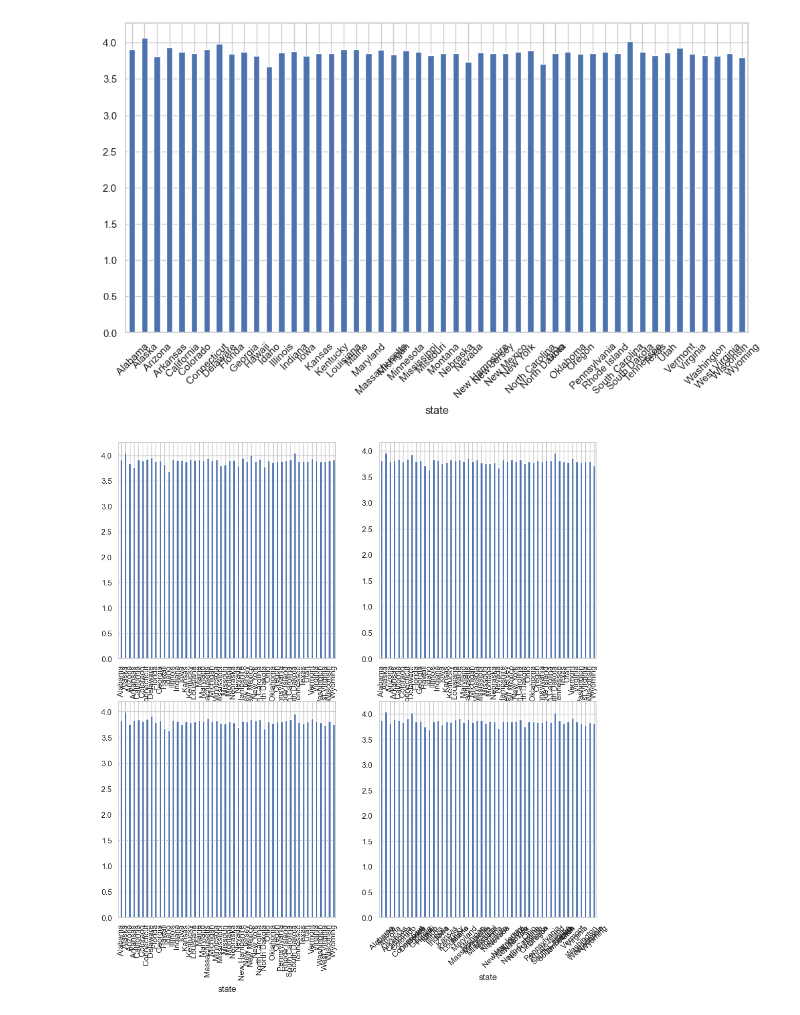
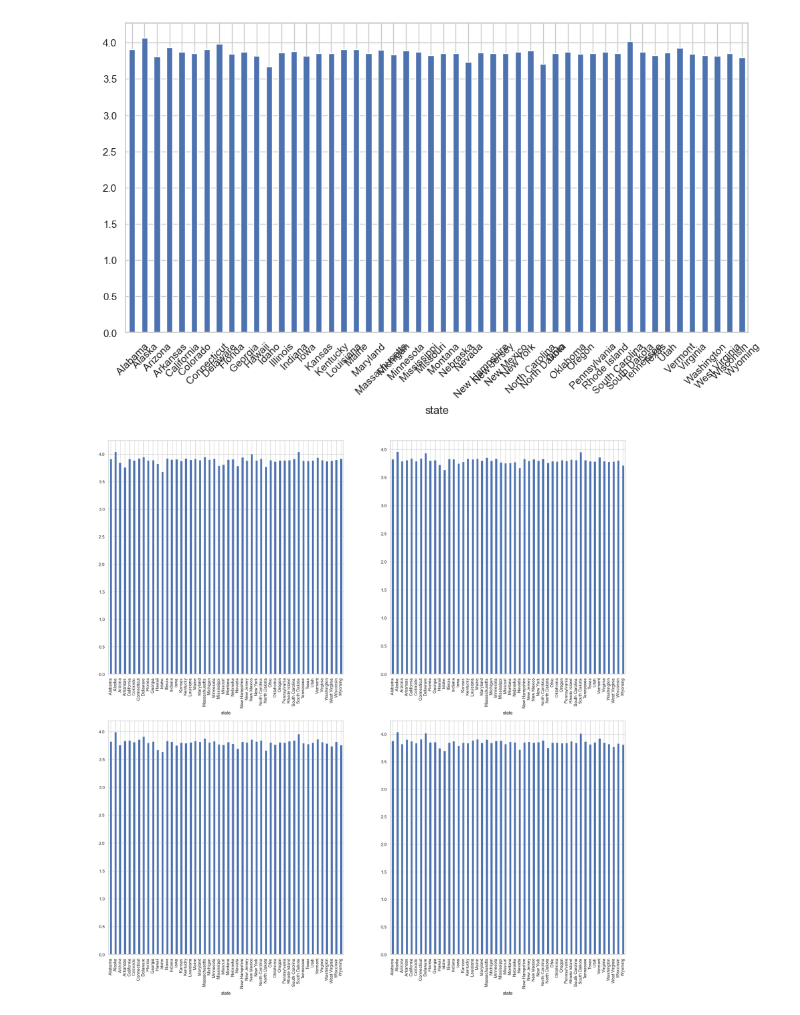
Before and after one commit to epfl-ada/ada-2024-project-databrewers, a Jupyter notebook: cleo.ipynb, the cells around one changed output. Saved outputs shown, nothing was run; the diff lists cells and outputs as text; code cells hidden in the pictures.

```diff
--- a/cleo.ipynb
+++ b/cleo.ipynb
@@ -173,23 +173,22 @@ plt.show()
 # %%
 # We now prompt the mean ratings for each of appearance, aroma, palate and taste by state
 # Convert 'appearance', 'aroma', 'palate', 'taste' to numeric, setting invalid parsing to NaN
 reviews_usa['appearance'] = pd.to_numeric(reviews_usa['appearance'], errors='coerce')
 reviews_usa['aroma'] = pd.to_numeric(reviews_usa['aroma'], errors='coerce')
 reviews_usa['palate'] = pd.to_numeric(reviews_usa['palate'], errors='coerce')
 reviews_usa['taste'] = pd.to_numeric(reviews_usa['taste'], errors='coerce')
 
 mean_appearance = reviews_usa.groupby('state')['appearance'].mean()
 mean_aroma = reviews_usa.groupby('state')['aroma'].mean()
 mean_palate = reviews_usa.groupby('state')['palate'].mean()
 mean_taste = reviews_usa.groupby('state')['taste'].mean()
 
 # We plot the mean ratings for each of appearance, aroma, palate and taste by state in 4 different plots
-fig, axs = plt.subplots(2, 2, figsize=(12, 12))
+fig, axs = plt.subplots(2, 2, figsize=(24, 24))
 mean_appearance.plot(kind='bar', ax=axs[0, 0])
 mean_aroma.plot(kind='bar', ax=axs[0, 1])
 mean_palate.plot(kind='bar', ax=axs[1, 0])
 mean_taste.plot(kind='bar', ax=axs[1, 1])
-plt.xticks(rotation=45)
 plt.show()
 # %% [output]
-[figure, old version]
+[figure, new version]
```
Also changed, not shown: parts of 2 cells of this notebook.
